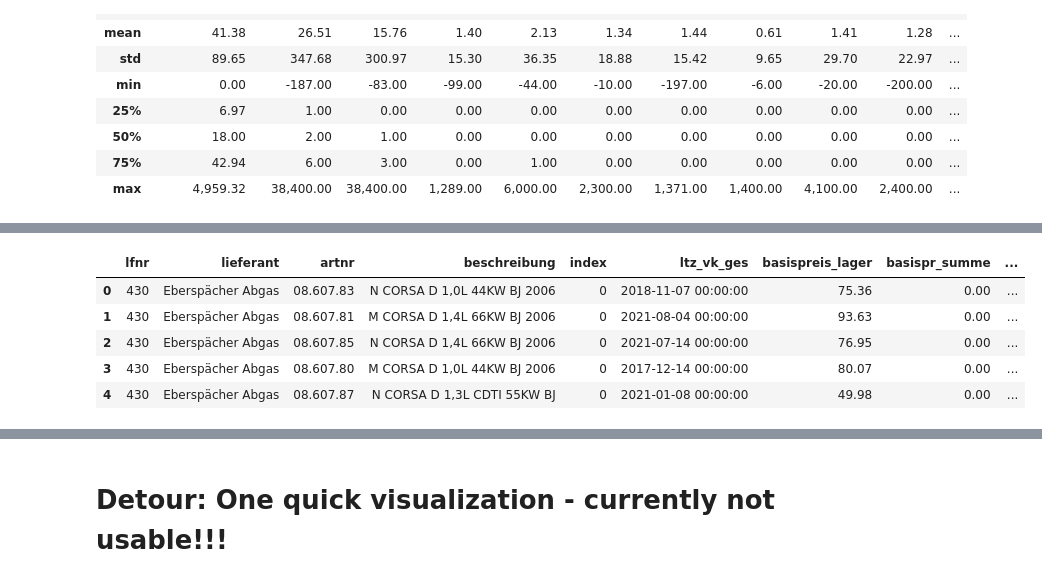
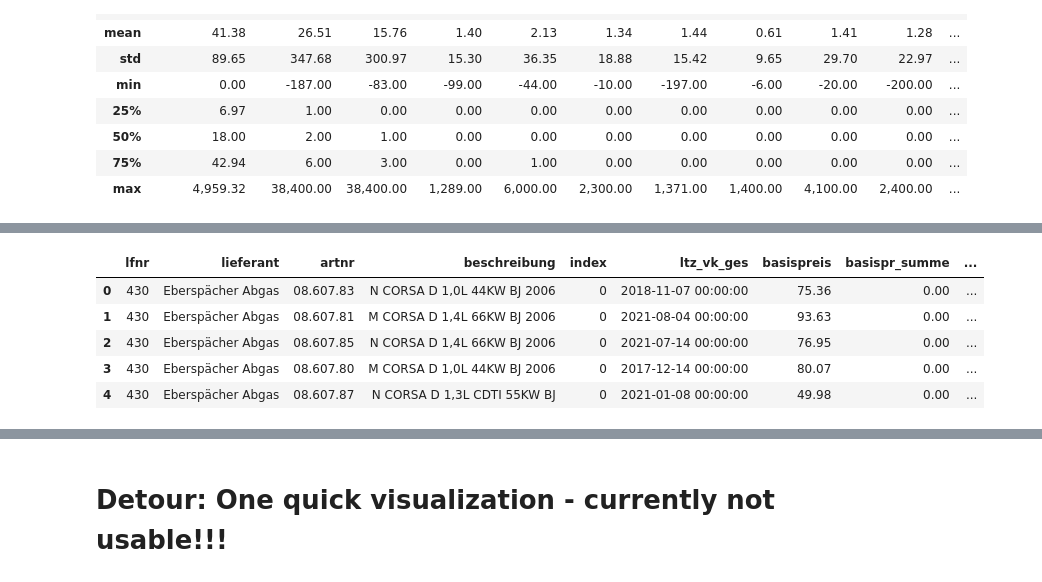
Before and after one commit to capstone-kueblbeck/capstone-kueblbeck, a Jupyter notebook: coding/data_cleaning.ipynb, the cells around one changed output, grey strips where cells are left out. Saved outputs shown, nothing was run; the diff lists cells and outputs as text; code cells hidden in the pictures.

Commit message:
merged basispreis_lager and basispreis_vk columns

```diff
--- a/coding/data_cleaning.ipynb
+++ b/coding/data_cleaning.ipynb
@@ -19,7 +19,7 @@ schema = 'capstone_kueblbeck' # Schema in our Postgresql database
 # %%
 # Other settings
 
-pd.options.display.max_columns = 40
+pd.options.display.max_columns = 41
 pd.options.display.float_format = "{:,.2f}".format
 # %% [markdown]
 # Loading Dataframes
@@ -277,3 +277,6 @@ df_master
 | 387003 | 0 | 1987301073 | 0 | GLÜHLAMPE PLUS90 H1 12V 55W | 0 | 0 | 0 | 0 | ... |
 | 387004 | 52 | 51274207002 | 0 | ELEKTROLEITUNG | 0 | 0 | 0 | 0 | ... |
 387000 rows × 40 columns
+# %%
+df_master['basispreis'] = df_master[['basispreis_lager', 'basispreis_vk']].apply(max, axis=1)
+df_master.head(3)
@@ -322,7 +331,7 @@ df_master.head()
 # Adjusting column positions
 
 new_column_order = ['lfnr','lieferant', 'artnr', 'beschreibung', 'index', 'bestellkennzeichen',
-       'verp_einheit', 'stat_gruppe', 'ltz_vk_ges', 'basispreis_lager', 'basispr_summe',
+       'verp_einheit', 'stat_gruppe', 'ltz_vk_ges', 'basispreis', 'basispreis_lager', 'basispr_summe',
        'basispreis_vk', 'gesamt_lager', 'wen_lager', 'ltz_vk_wen', 'rgb_lager',
        'ltz_vk_rgb', 'amb_lager', 'ltz_vk_amb', 'cha_lager', 'ltz_vk_cha',
        'str_lager', 'ltz_vk_str', 'pas_lager', 'ltz_vk_pas', 'lan_lager',
@@ -350,10 +382,10 @@ df_master
 # %%
 # Drop columns that are not needed
 
-df_master.drop(columns=['bestellkennzeichen', 'verp_einheit', 'stat_gruppe'], inplace=True)
+df_master.drop(columns=['bestellkennzeichen', 'verp_einheit', 'stat_gruppe', 'basispreis_lager', 'basispreis_vk'], inplace=True)
 df_master.head()
 # %% [output]
-|  | lfnr | lieferant | artnr | beschreibung | index | ltz_vk_ges | basispreis_lager | basispr_summe | ... |
+|  | lfnr | lieferant | artnr | beschreibung | index | ltz_vk_ges | basispreis | basispr_summe | ... |
 | 0 | 430 | Eberspächer Abgas | 08.607.83 | N CORSA D 1,0L 44KW BJ 2006 | 0 | 2018-11-07 00:00:00 | 75.36 | 0.00 | ... |
 | 1 | 430 | Eberspächer Abgas | 08.607.81 | M CORSA D 1,4L 66KW BJ 2006 | 0 | 2021-08-04 00:00:00 | 93.63 | 0.00 | ... |
 | 2 | 430 | Eberspächer Abgas | 08.607.85 | N CORSA D 1,4L 66KW BJ 2006 | 0 | 2021-07-14 00:00:00 | 76.95 | 0.00 | ... |
```
Also changed, not shown: parts of 7 cells of this notebook, 2 other files.
